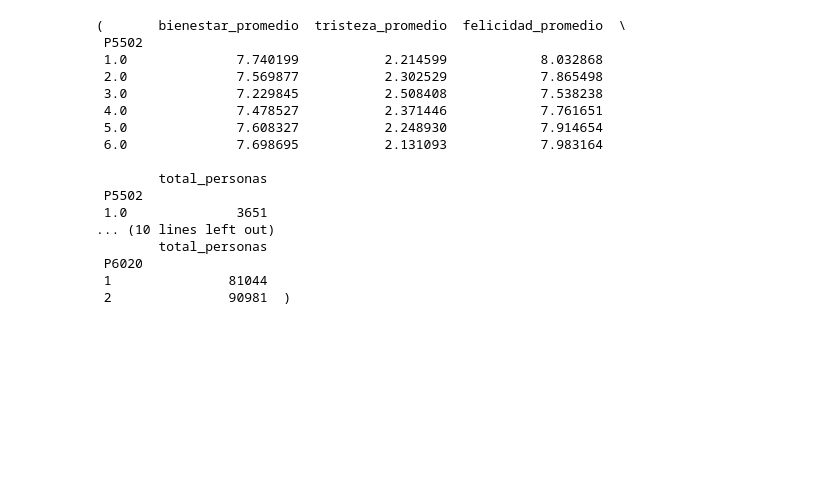
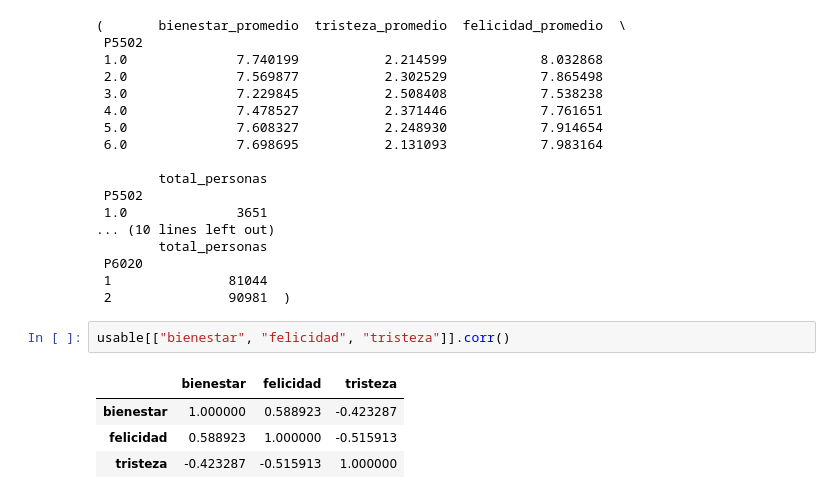
Before and after one commit to Sebast68h/PROYECTO-1-DATA, a Jupyter notebook: notebooks/Proyecto1.ipynb, the cells around one changed output. Saved outputs shown, nothing was run; the diff lists cells and outputs as text; blank space fills up the shorter version.

```diff
--- a/notebooks/Proyecto1.ipynb
+++ b/notebooks/Proyecto1.ipynb
@@ -328,3 +333,10 @@ estado_civil, genero
  P6020
  1               81044
  2               90981  )
+# %%
+usable[["bienestar", "felicidad", "tristeza"]].corr()
+# %% [output]
+|  | bienestar | felicidad | tristeza |
+| bienestar | 1.000000 | 0.588923 | -0.423287 |
+| felicidad | 0.588923 | 1.000000 | -0.515913 |
+| tristeza | -0.423287 | -0.515913 | 1.000000 |
```
Also changed, not shown: parts of 6 cells of this notebook, 1 other file.
